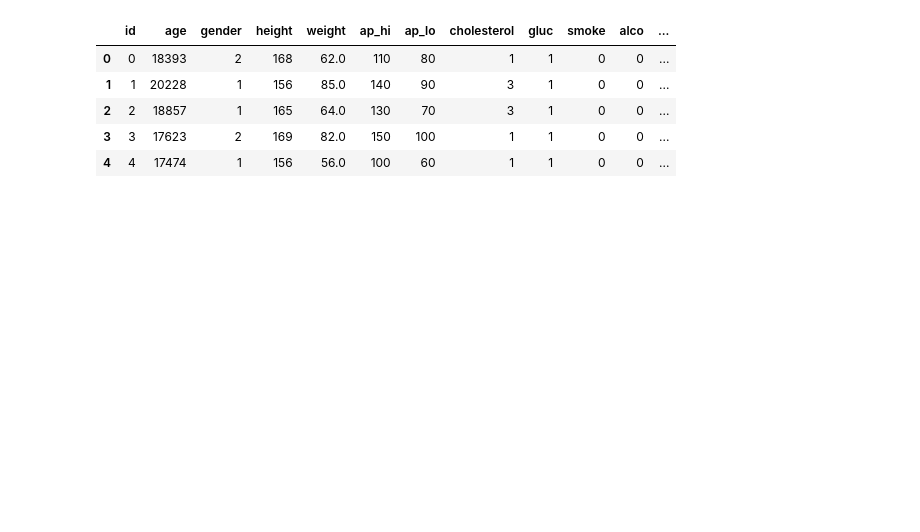
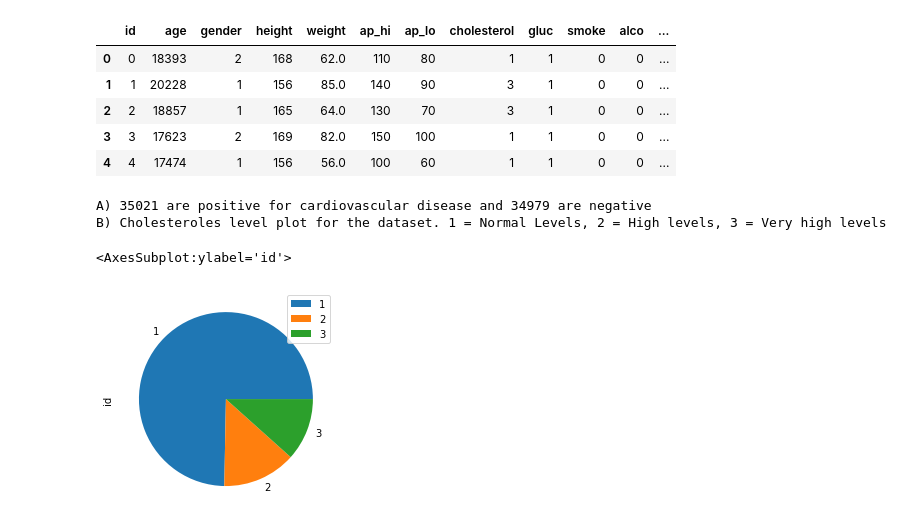
Before and after one commit to FHegardt/Maskininl-rning-Fredrik-Hegardt, a Jupyter notebook: Labb/2.0.ipynb, the cells around one changed output. Cells and saved outputs as stored; diff of their text form; code cells hidden in the pictures; blank space fills up the shorter version.

```diff
--- a/Labb/2.0.ipynb
+++ b/Labb/2.0.ipynb
@@ -12,3 +12,14 @@ cardioData.head()
 | 2 | 2 | 18857 | 1 | 165 | 64.0 | 130 | 70 | 3 | 1 | 0 | 0 | ... |
 | 3 | 3 | 17623 | 2 | 169 | 82.0 | 150 | 100 | 1 | 1 | 0 | 0 | ... |
 | 4 | 4 | 17474 | 1 | 156 | 56.0 | 100 | 60 | 1 | 1 | 0 | 0 | ... |
+# %%
+#2.0 a)
+print(f"A) {cardioData['cardio'].value_counts()[0]} are positive for cardiovascular disease and {cardioData['cardio'].value_counts()[1]} are negative")
+#2.0 b)
+print("B) Cholesteroles level plot for the dataset. 1 = Normal Levels, 2 = High levels, 3 = Very high levels")
+cardioData.groupby(['cholesterol']).sum().plot(kind='pie', y='id')
+# %% [output]
+A) 35021 are positive for cardiovascular disease and 34979 are negative
+B) Cholesteroles level plot for the dataset. 1 = Normal Levels, 2 = High levels, 3 = Very high levels
+<AxesSubplot:ylabel='id'>
+[figure, added]
```
Also changed, not shown: parts of 3 cells of this notebook, 1 other file.
